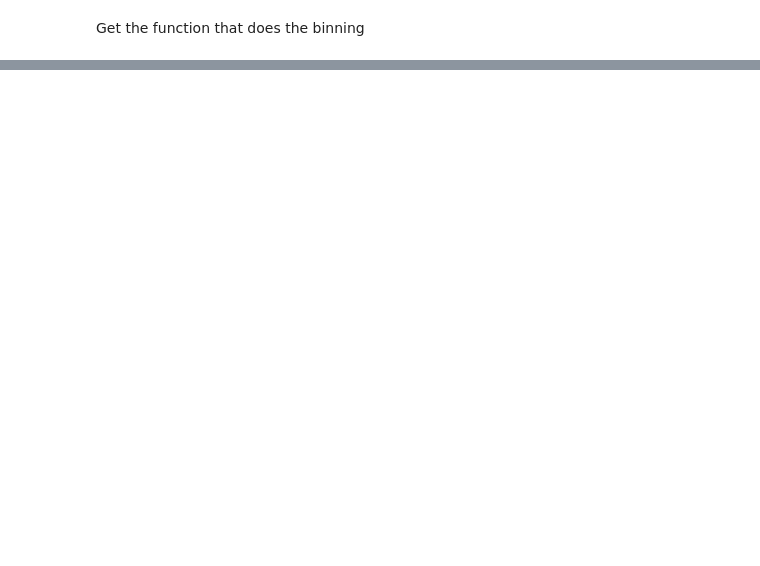
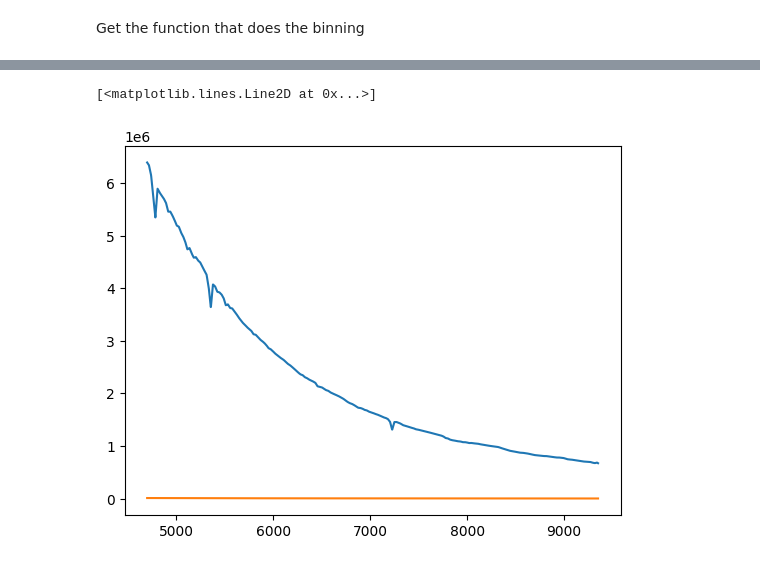
Before and after one commit to ufuk-cakir/rubix, a Jupyter notebook: notebooks/rubix_pipeline.ipynb, the cells around one changed output, grey strips where cells are left out. Drawn from its saved outputs; the diff is of its cells as text; code cells hidden in the pictures; blank space fills up the shorter version.

```diff
--- a/notebooks/rubix_pipeline.ipynb
+++ b/notebooks/rubix_pipeline.ipynb
@@ -97,0 +209,11 @@ plt.imshow(image, cmap="viridis")
+# %%
+from rubix.core.pipeline import RubixPipeline
+
+pipe = RubixPipeline(config)
+
+wave = pipe.telescope.wave_seq
+print(wave)
+print(rubixdata.stars.spectra[0][0][:])
+
+plt.plot(wave, rubixdata.stars.spectra[0][0][:])
+plt.plot(wave, rubixdata.stars.spectra[0][1][:])
@@ -97,0 +306,6 @@ plt.imshow(image, cmap="viridis")
+# %%
+plt.plot(wave, datacube[12,12,:])
+plt.plot(wave, datacube[0,0,:])
+# %% [output]
+[<matplotlib.lines.Line2D at 0x...>]
+[figure, added]
```
Also changed, not shown: parts of 24 cells of this notebook, 13 other files.
